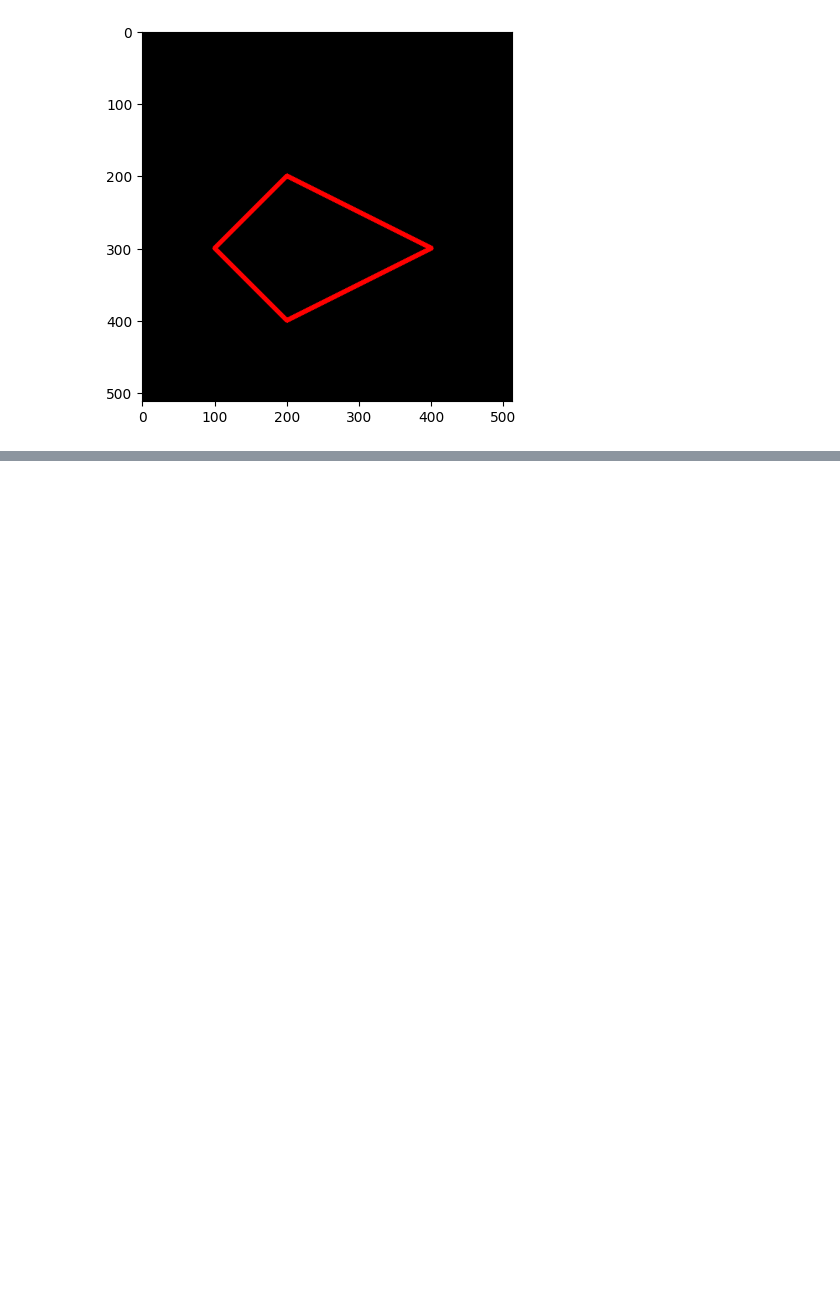
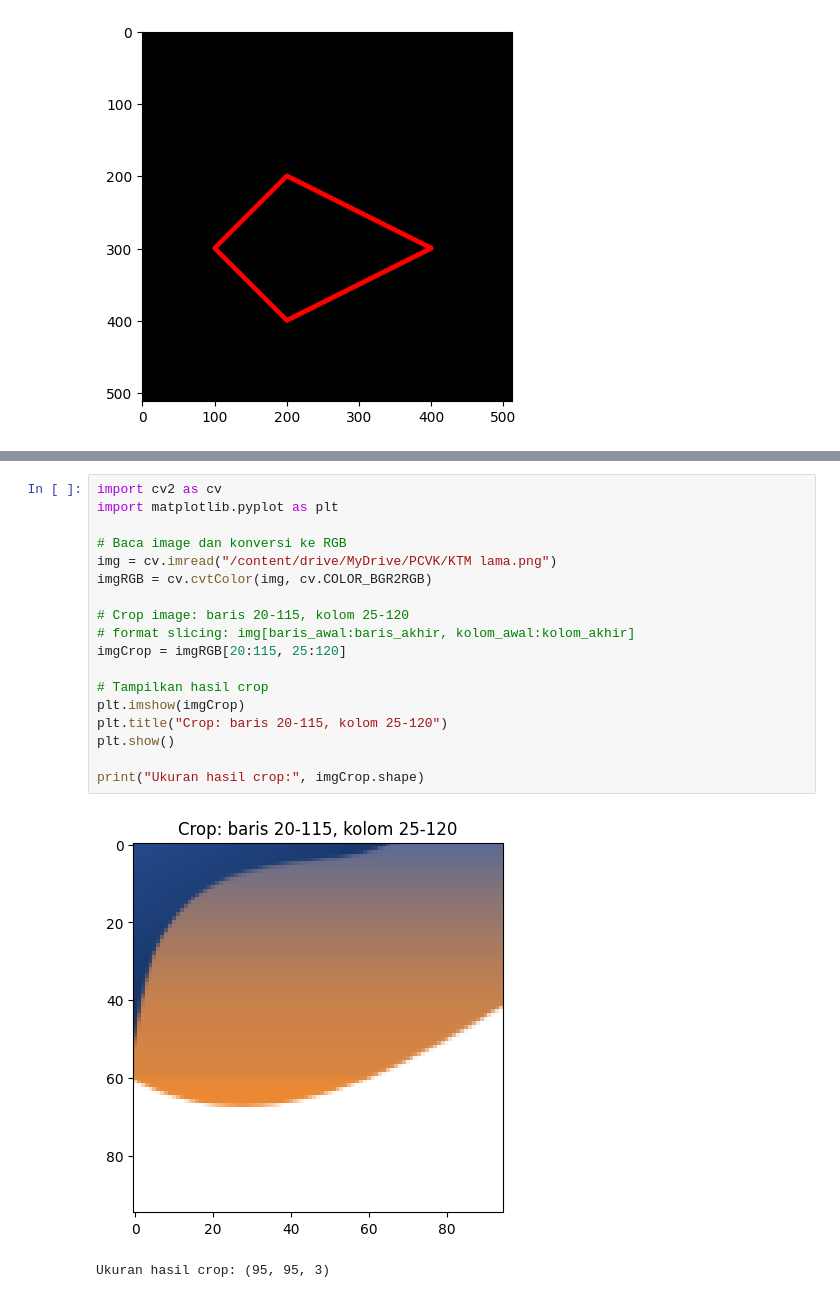
Before and after one commit to muhammadhasbiashiddiqi/PCVK_Genap_2026, a Jupyter notebook: pertemuan_2b.ipynb, the cells around one changed output, grey strips where cells are left out. Drawn from its saved outputs; the diff is of its cells as text; blank space fills up the shorter version.

```diff
--- a/pertemuan_2b.ipynb
+++ b/pertemuan_2b.ipynb
@@ -194,0 +207,21 @@ Resolusi image: 400 x 400
+# %%
+import cv2 as cv
+import matplotlib.pyplot as plt
+
+# Baca image dan konversi ke RGB
+img = cv.imread("/content/drive/MyDrive/PCVK/KTM lama.png")
+imgRGB = cv.cvtColor(img, cv.COLOR_BGR2RGB)
+
+# Crop image: baris 20-115, kolom 25-120
+# format slicing: img[baris_awal:baris_akhir, kolom_awal:kolom_akhir]
+imgCrop = imgRGB[20:115, 25:120]
+
+# Tampilkan hasil crop
+plt.imshow(imgCrop)
+plt.title("Crop: baris 20-115, kolom 25-120")
+plt.show()
+
+print("Ukuran hasil crop:", imgCrop.shape)
+# %% [output]
+[figure, added]
+Ukuran hasil crop: (95, 95, 3)
```
Also changed, not shown: parts of 8 cells of this notebook.
